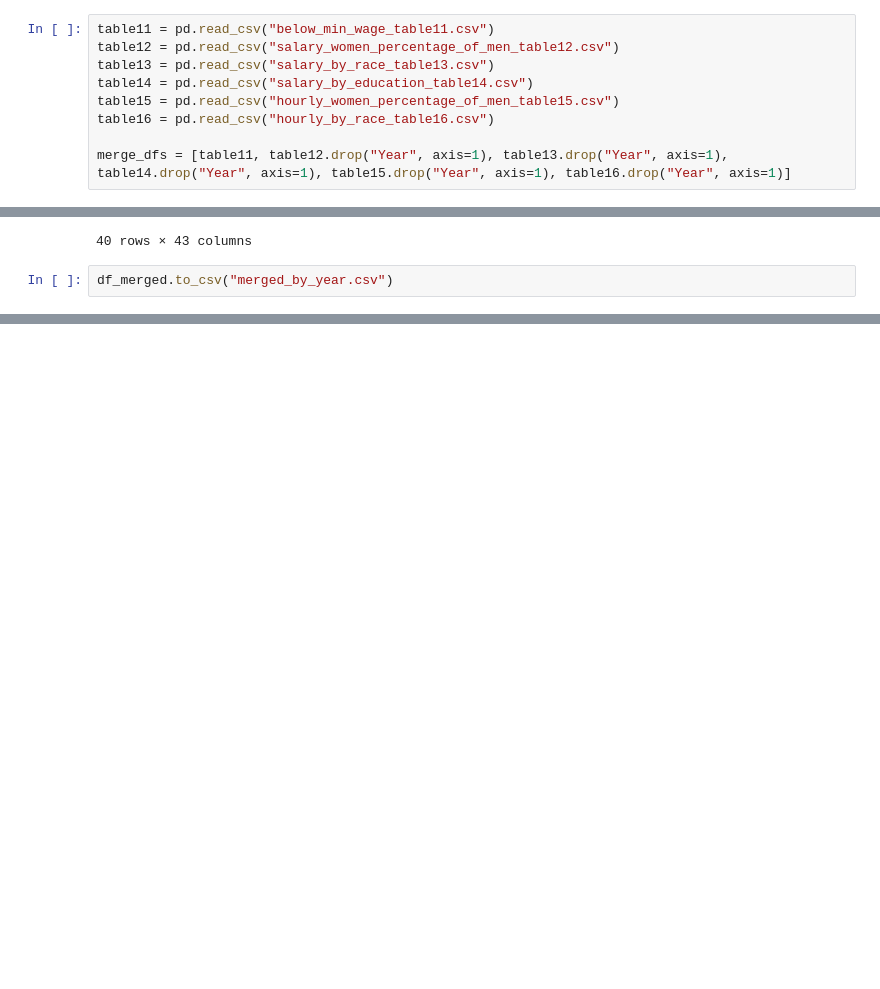
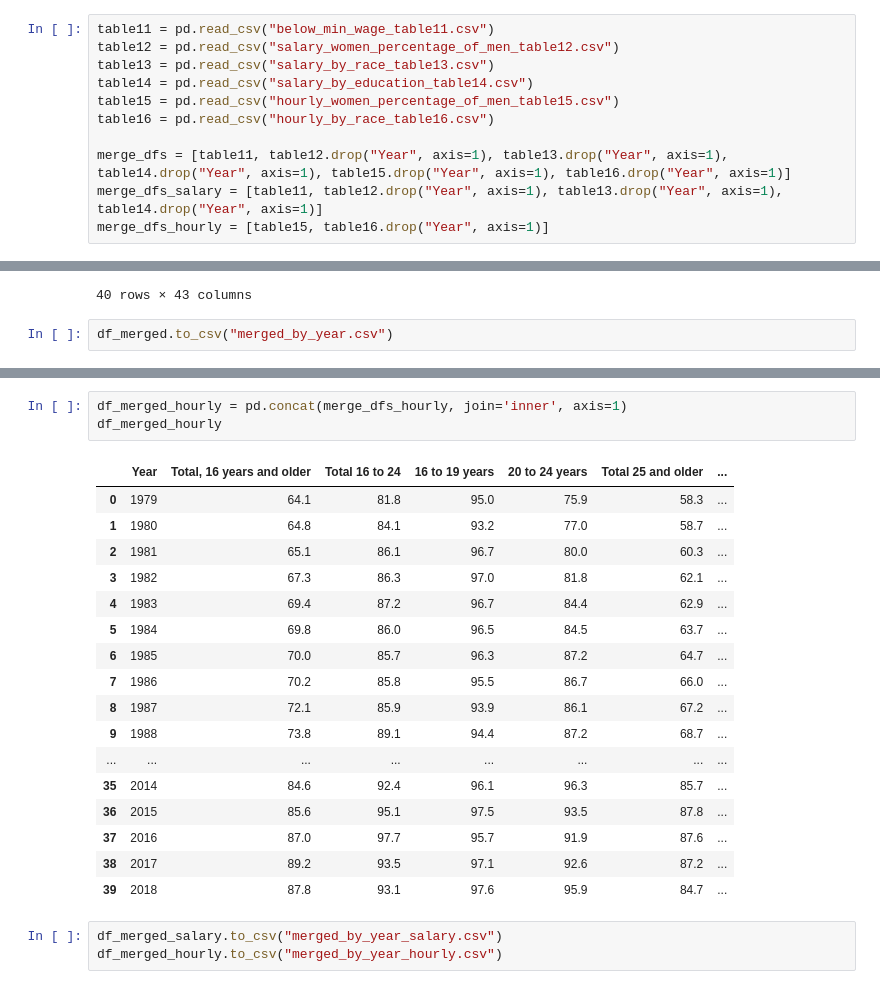
Before and after one commit to kanam12/ieor142finalproject, a Jupyter notebook: Merge by Year.ipynb, the cells around one changed output, grey strips where cells are left out. Cells and saved outputs as stored; diff of their text form; blank space fills up the shorter version.

Commit message:
separate salary and hourly

```diff
--- a/Merge by Year.ipynb
+++ b/Merge by Year.ipynb
@@ -14,6 +14,8 @@ table15 = pd.read_csv("hourly_women_percentage_of_men_table15.csv")
 table16 = pd.read_csv("hourly_by_race_table16.csv")
 
 merge_dfs = [table11, table12.drop("Year", axis=1), table13.drop("Year", axis=1), table14.drop("Year", axis=1), table15.drop("Year", axis=1), table16.drop("Year", axis=1)]
+merge_dfs_salary = [table11, table12.drop("Year", axis=1), table13.drop("Year", axis=1), table14.drop("Year", axis=1)]
+merge_dfs_hourly = [table15, table16.drop("Year", axis=1)]
 # %%
 display(table11.head())
 display(table12.head())
@@ -84,0 +109,24 @@ df_merged.to_csv("merged_by_year.csv")
+# %%
+df_merged_hourly = pd.concat(merge_dfs_hourly, join='inner', axis=1)
+df_merged_hourly
+# %% [output]
+|  | Year | Total, 16 years and older | Total 16 to 24 | 16 to 19 years | 20 to 24 years | Total 25 and older | ... |
+| 0 | 1979 | 64.1 | 81.8 | 95.0 | 75.9 | 58.3 | ... |
+| 1 | 1980 | 64.8 | 84.1 | 93.2 | 77.0 | 58.7 | ... |
+| 2 | 1981 | 65.1 | 86.1 | 96.7 | 80.0 | 60.3 | ... |
+| 3 | 1982 | 67.3 | 86.3 | 97.0 | 81.8 | 62.1 | ... |
+| 4 | 1983 | 69.4 | 87.2 | 96.7 | 84.4 | 62.9 | ... |
+| 5 | 1984 | 69.8 | 86.0 | 96.5 | 84.5 | 63.7 | ... |
+| 6 | 1985 | 70.0 | 85.7 | 96.3 | 87.2 | 64.7 | ... |
+| 7 | 1986 | 70.2 | 85.8 | 95.5 | 86.7 | 66.0 | ... |
+| 8 | 1987 | 72.1 | 85.9 | 93.9 | 86.1 | 67.2 | ... |
+| 9 | 1988 | 73.8 | 89.1 | 94.4 | 87.2 | 68.7 | ... |
+| ... | ... | ... | ... | ... | ... | ... | ... |
+| 35 | 2014 | 84.6 | 92.4 | 96.1 | 96.3 | 85.7 | ... |
+| 36 | 2015 | 85.6 | 95.1 | 97.5 | 93.5 | 87.8 | ... |
+| 37 | 2016 | 87.0 | 97.7 | 95.7 | 91.9 | 87.6 | ... |
+| 38 | 2017 | 89.2 | 93.5 | 97.1 | 92.6 | 87.2 | ... |
+| 39 | 2018 | 87.8 | 93.1 | 97.6 | 95.9 | 84.7 | ... |
+# %%
+df_merged_salary.to_csv("merged_by_year_salary.csv")
+df_merged_hourly.to_csv("merged_by_year_hourly.csv")
```
Also changed, not shown: parts of 1 cell of this notebook, 2 other files.
